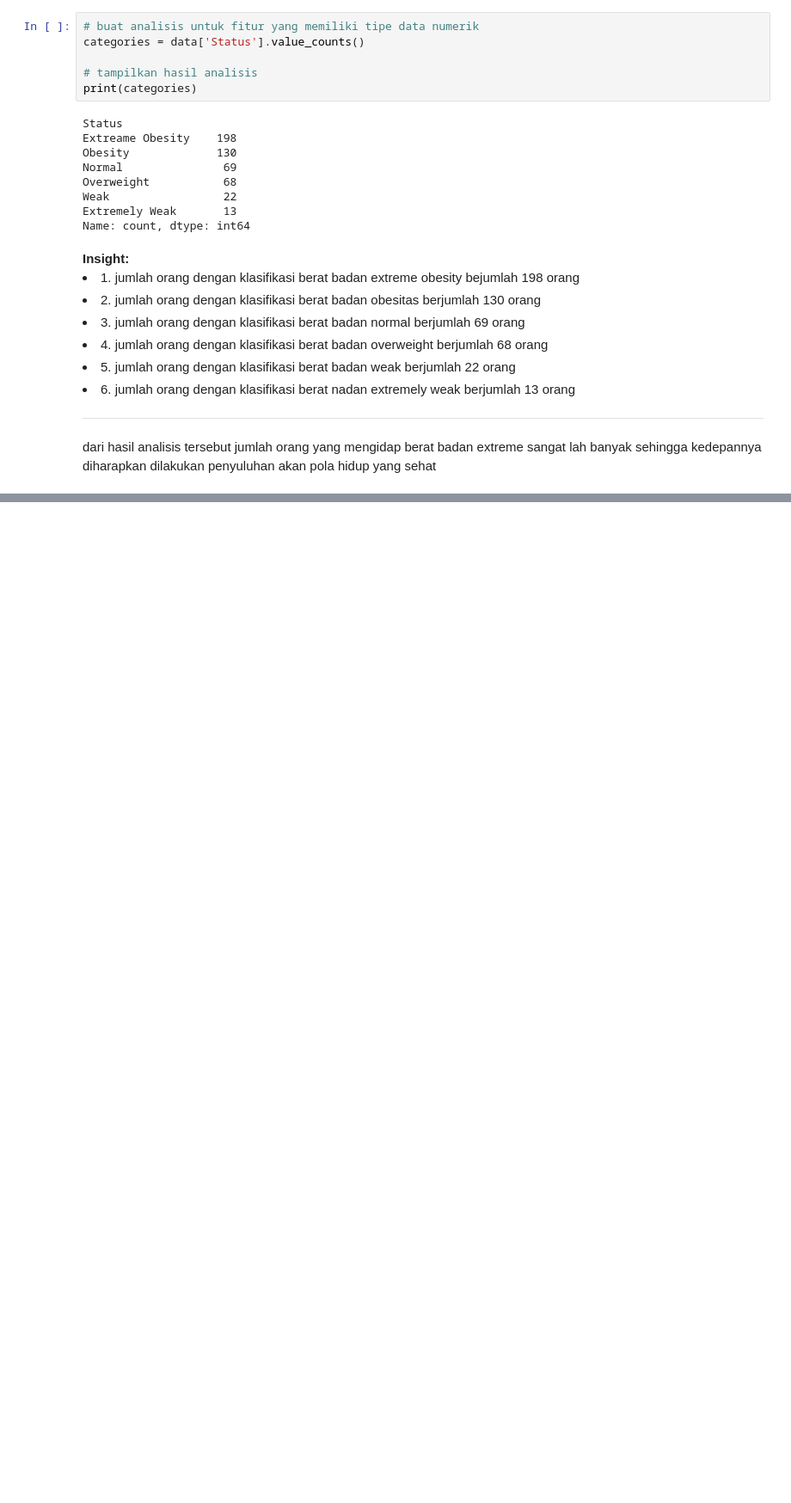
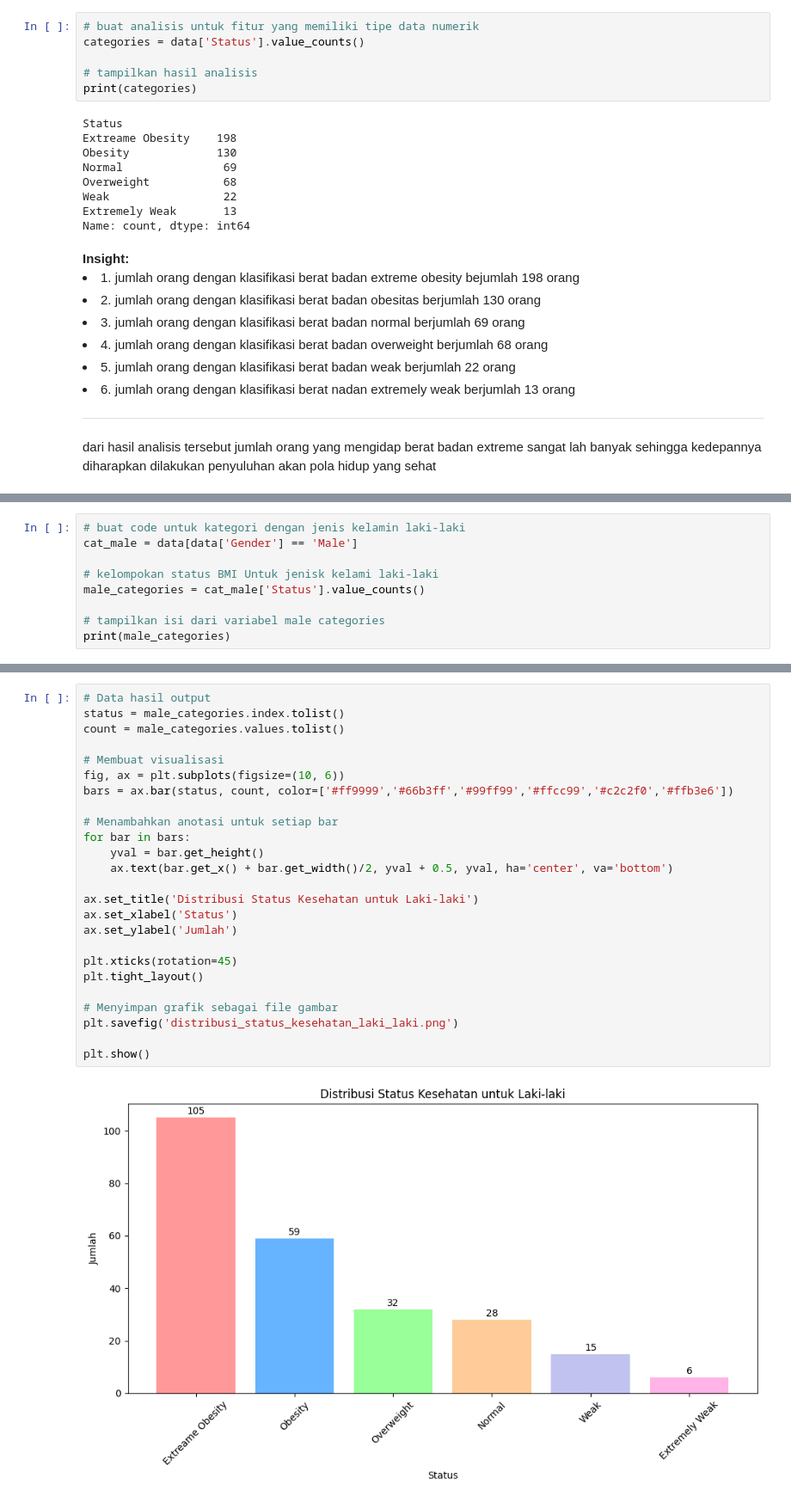
Before and after one commit to BlackBox-Ops/ML-BMI-Predict-, a Jupyter notebook: Notebook/exploratory_analysis.ipynb, the cells around one changed output, grey strips where cells are left out. Shown at 86% size. Drawn from its saved outputs; the diff is of its cells as text; blank space fills up the shorter version.

Commit message:
menghapus percabangan branch karena sudah tidak diperlukan kembali dan menambahkan visualisasi untuk kategori laki-laki dan perempuan

```diff
--- a/Notebook/exploratory_analysis.ipynb
+++ b/Notebook/exploratory_analysis.ipynb
@@ -309,0 +312,9 @@ Distribusi ini menunjukkan bahwa jumlah perempuan sedikit lebih banyak dibanding
+# %%
+# buat code untuk kategori dengan jenis kelamin laki-laki
+cat_male = data[data['Gender'] == 'Male']
+
+# kelompokan status BMI Untuk jenisk kelami laki-laki
+male_categories = cat_male['Status'].value_counts()
+
+# tampilkan isi dari variabel male categories
+print(male_categories)
@@ -309,0 +330,27 @@ Distribusi ini menunjukkan bahwa jumlah perempuan sedikit lebih banyak dibanding
+# %%
+# Data hasil output
+status = male_categories.index.tolist()
+count = male_categories.values.tolist()
+
+# Membuat visualisasi
+fig, ax = plt.subplots(figsize=(10, 6))
+bars = ax.bar(status, count, color=['#ff9999','#66b3ff','#99ff99','#ffcc99','#c2c2f0','#ffb3e6'])
+
+# Menambahkan anotasi untuk setiap bar
+for bar in bars:
+    yval = bar.get_height()
+    ax.text(bar.get_x() + bar.get_width()/2, yval + 0.5, yval, ha='center', va='bottom')
+
+ax.set_title('Distribusi Status Kesehatan untuk Laki-laki')
+ax.set_xlabel('Status')
+ax.set_ylabel('Jumlah')
+
+plt.xticks(rotation=45)
+plt.tight_layout()
+
+# Menyimpan grafik sebagai file gambar
+plt.savefig('distribusi_status_kesehatan_laki_laki.png')
+
+plt.show()
+# %% [output]
+[figure, added]
```
Also changed, not shown: parts of 9 cells of this notebook, 2 other files.
